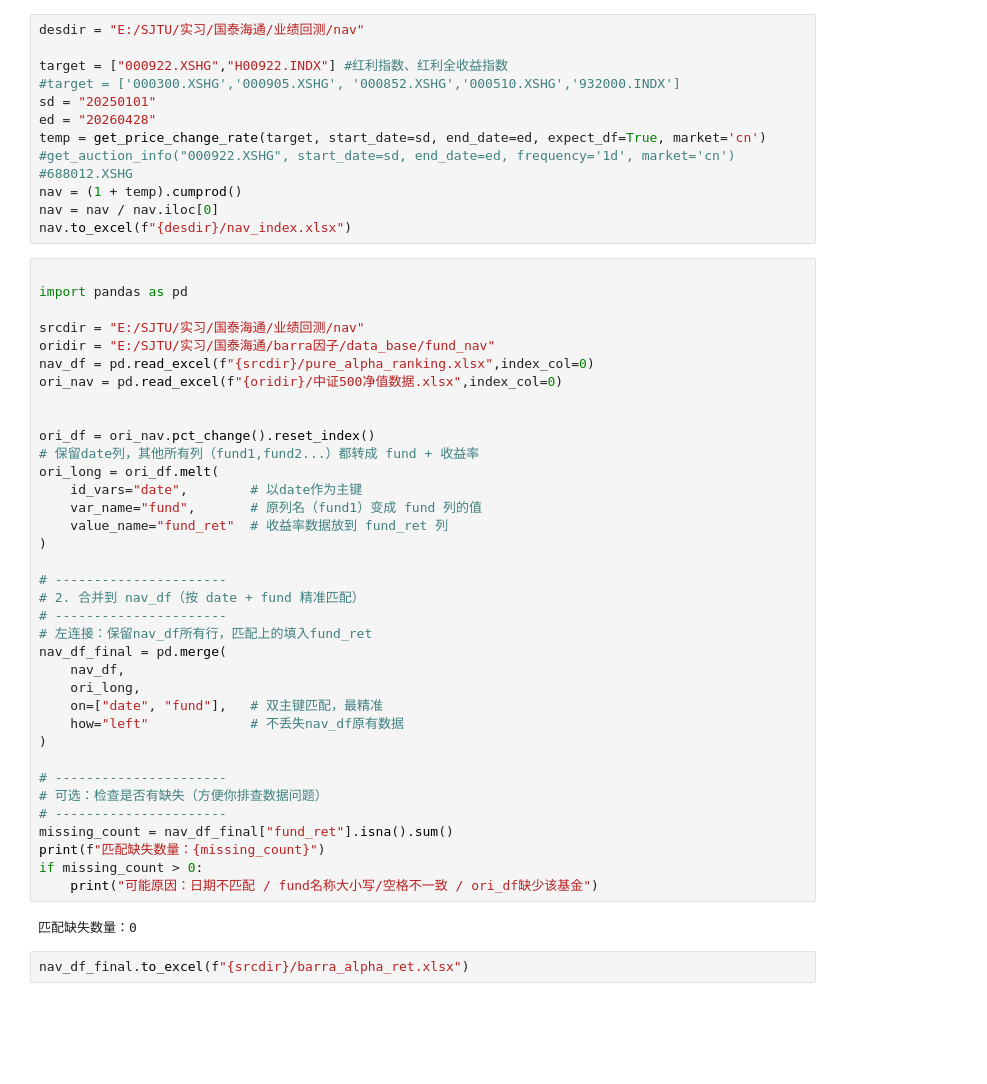
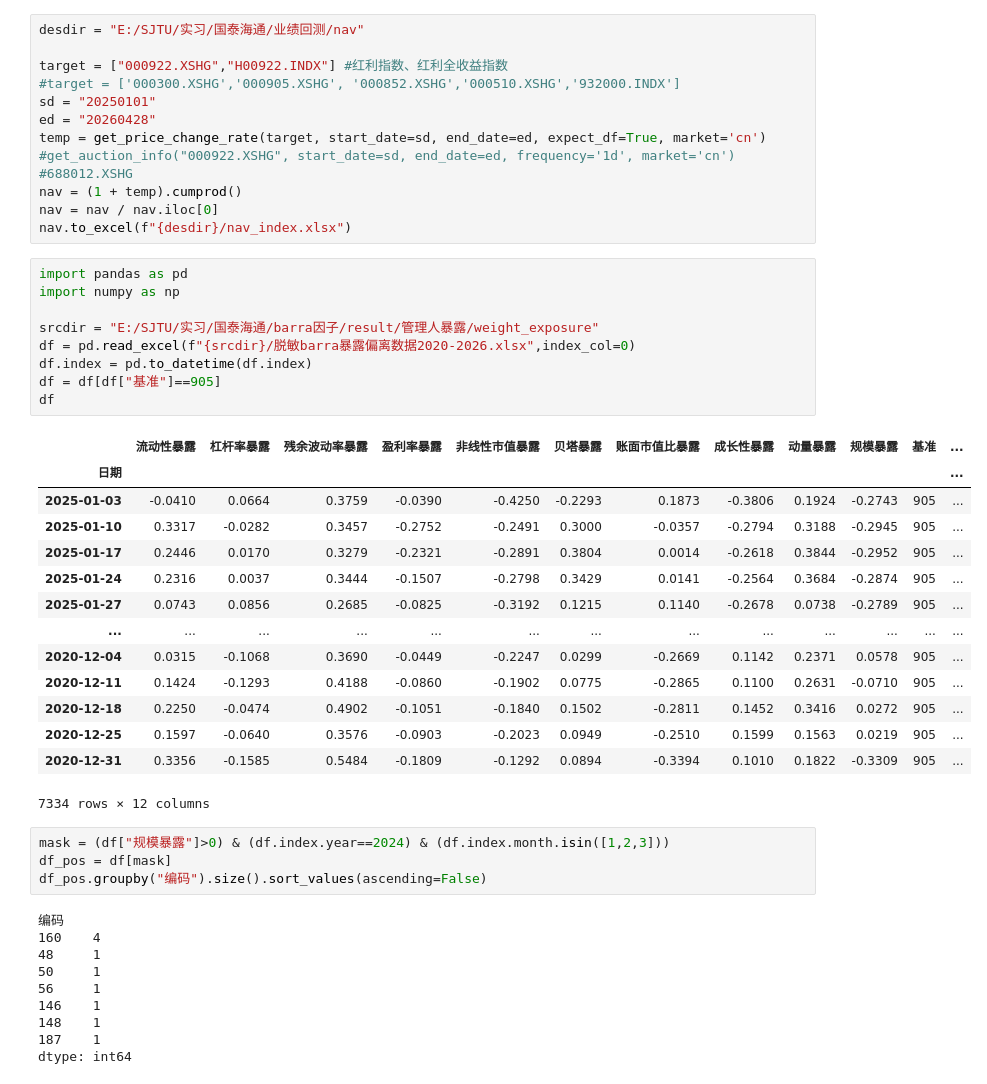
Before and after one commit to LeeSXS23456/REPOSITORY, a Jupyter notebook: data_extract.ipynb, the cells around one changed output. Saved outputs shown, nothing was run; the diff lists cells and outputs as text; blank space fills up the shorter version.

```diff
--- a/data_extract.ipynb
+++ b/data_extract.ipynb
@@ -279,43 +197,41 @@ temp = get_price_change_rate(target, start_date=sd, end_date=ed, expect_df=True,
 nav = (1 + temp).cumprod()
 nav = nav / nav.iloc[0]
 nav.to_excel(f"{desdir}/nav_index.xlsx")
-# %%
-
-import pandas as pd
-
-srcdir = "E:/SJTU/实习/国泰海通/业绩回测/nav"
-oridir = "E:/SJTU/实习/国泰海通/barra因子/data_base/fund_nav"
-nav_df = pd.read_excel(f"{srcdir}/pure_alpha_ranking.xlsx",index_col=0)
-ori_nav = pd.read_excel(f"{oridir}/中证500净值数据.xlsx",index_col=0)
-
-
-ori_df = ori_nav.pct_change().reset_index()
-# 保留date列，其他所有列（fund1,fund2...）都转成 fund + 收益率
-ori_long = ori_df.melt(
-    id_vars="date",        # 以date作为主键
-    var_name="fund",       # 原列名（fund1）变成 fund 列的值
-    value_name="fund_ret"  # 收益率数据放到 fund_ret 列
-)
-
-# ----------------------
-# 2. 合并到 nav_df（按 date + fund 精准匹配）
-# ----------------------
-# 左连接：保留nav_df所有行，匹配上的填入fund_ret
-nav_df_final = pd.merge(
-    nav_df,
-    ori_long,
-    on=["date", "fund"],   # 双主键匹配，最精准
-    how="left"             # 不丢失nav_df原有数据
-)
-
-# ----------------------
-# 可选：检查是否有缺失（方便你排查数据问题）
-# ----------------------
-missing_count = nav_df_final["fund_ret"].isna().sum()
-print(f"匹配缺失数量：{missing_count}")
-if missing_count > 0:
-    print("可能原因：日期不匹配 / fund名称大小写/空格不一致 / ori_df缺少该基金")
-# %% [output]
-匹配缺失数量：0
-# %%
-nav_df_final.to_excel(f"{srcdir}/barra_alpha_ret.xlsx")
+# %%
+import pandas as pd
+import numpy as np
+
+srcdir = "E:/SJTU/实习/国泰海通/barra因子/result/管理人暴露/weight_exposure"
+df = pd.read_excel(f"{srcdir}/脱敏barra暴露偏离数据2020-2026.xlsx",index_col=0)
+df.index = pd.to_datetime(df.index)
+df = df[df["基准"]==905]
+df
+# %% [output]
+|  | 流动性暴露 | 杠杆率暴露 | 残余波动率暴露 | 盈利率暴露 | 非线性市值暴露 | 贝塔暴露 | 账面市值比暴露 | 成长性暴露 | 动量暴露 | 规模暴露 | 基准 | ... |
+| 日期 |  |  |  |  |  |  |  |  |  |  |  | ... |
+| 2025-01-03 | -0.0410 | 0.0664 | 0.3759 | -0.0390 | -0.4250 | -0.2293 | 0.1873 | -0.3806 | 0.1924 | -0.2743 | 905 | ... |
+| 2025-01-10 | 0.3317 | -0.0282 | 0.3457 | -0.2752 | -0.2491 | 0.3000 | -0.0357 | -0.2794 | 0.3188 | -0.2945 | 905 | ... |
+| 2025-01-17 | 0.2446 | 0.0170 | 0.3279 | -0.2321 | -0.2891 | 0.3804 | 0.0014 | -0.2618 | 0.3844 | -0.2952 | 905 | ... |
+| 2025-01-24 | 0.2316 | 0.0037 | 0.3444 | -0.1507 | -0.2798 | 0.3429 | 0.0141 | -0.2564 | 0.3684 | -0.2874 | 905 | ... |
+| 2025-01-27 | 0.0743 | 0.0856 | 0.2685 | -0.0825 | -0.3192 | 0.1215 | 0.1140 | -0.2678 | 0.0738 | -0.2789 | 905 | ... |
+| ... | ... | ... | ... | ... | ... | ... | ... | ... | ... | ... | ... | ... |
+| 2020-12-04 | 0.0315 | -0.1068 | 0.3690 | -0.0449 | -0.2247 | 0.0299 | -0.2669 | 0.1142 | 0.2371 | 0.0578 | 905 | ... |
+| 2020-12-11 | 0.1424 | -0.1293 | 0.4188 | -0.0860 | -0.1902 | 0.0775 | -0.2865 | 0.1100 | 0.2631 | -0.0710 | 905 | ... |
+| 2020-12-18 | 0.2250 | -0.0474 | 0.4902 | -0.1051 | -0.1840 | 0.1502 | -0.2811 | 0.1452 | 0.3416 | 0.0272 | 905 | ... |
+| 2020-12-25 | 0.1597 | -0.0640 | 0.3576 | -0.0903 | -0.2023 | 0.0949 | -0.2510 | 0.1599 | 0.1563 | 0.0219 | 905 | ... |
+| 2020-12-31 | 0.3356 | -0.1585 | 0.5484 | -0.1809 | -0.1292 | 0.0894 | -0.3394 | 0.1010 | 0.1822 | -0.3309 | 905 | ... |
+7334 rows × 12 columns
+# %%
+mask = (df["规模暴露"]>0) & (df.index.year==2024) & (df.index.month.isin([1,2,3]))
+df_pos = df[mask]
+df_pos.groupby("编码").size().sort_values(ascending=False)
+# %% [output]
+编码
+160    4
+48     1
+50     1
+56     1
+146    1
+148    1
+187    1
+dtype: int64
```
Also changed, not shown: parts of 6 cells of this notebook.
